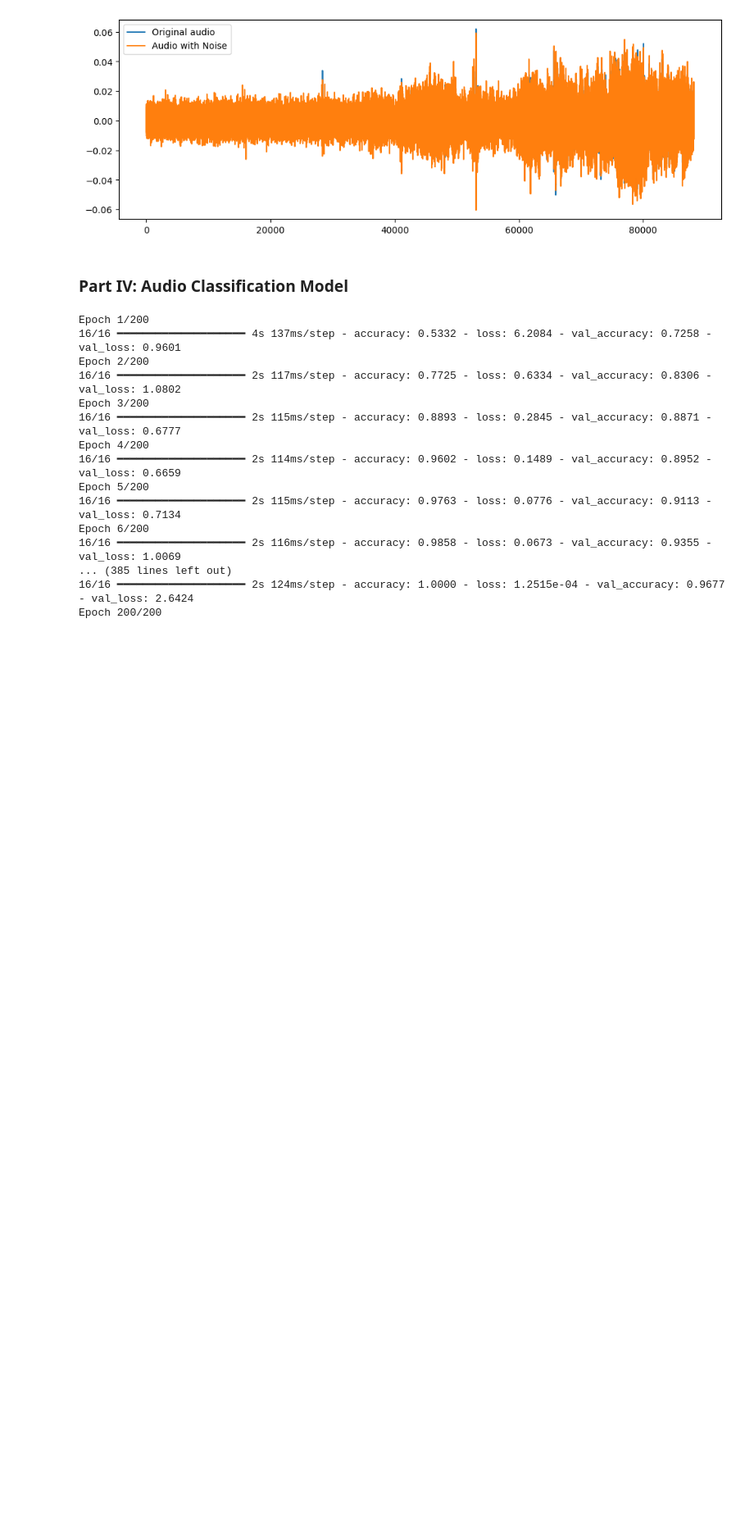
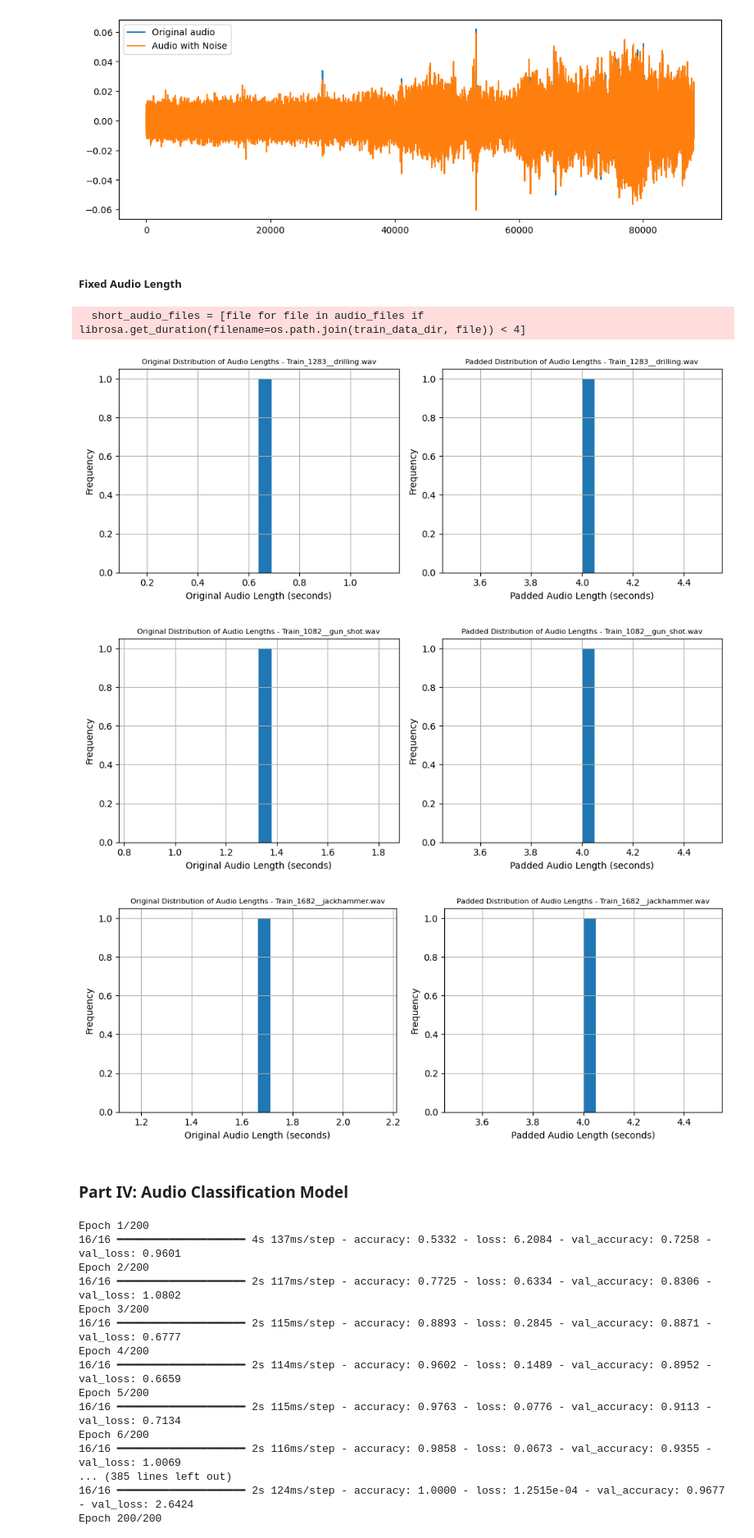
Before and after one commit to jasonmatthewsuhari/IT1244_UrbanSound, a Jupyter notebook: Urban Sound Analysis.ipynb, the cells around one changed output. Shown at 82% size. Saved outputs shown, nothing was run; the diff lists cells and outputs as text; code cells hidden in the pictures; blank space fills up the shorter version.

Commit message:
Added Fixed Audio Length

```diff
--- a/Urban Sound Analysis.ipynb
+++ b/Urban Sound Analysis.ipynb
@@ -426,6 +426,75 @@ plt.legend()
 plt.show()
 # %% [output]
 [figure]
+# %% [markdown]
+##### Fixed Audio Length
+# %%
+import random # library only needed for this portion
+
+def pad_audio(audio, target_length):
+    current_length = len(audio)
+    if current_length >= target_length:
+        return audio[:target_length]
+    else:
+        pad_length = target_length - current_length
+        return np.pad(audio, (0, pad_length), 'constant', constant_values=0)
+
+def plot_audio_length(original_length, padded_length, file_name):
+    plt.figure(figsize=(10, 4))
+    plt.subplot(1, 2, 1)
+    plt.hist(original_length, bins=20)
+    plt.xlabel('Original Audio Length (seconds)')
+    plt.ylabel('Frequency')
+    plt.title('Original Distribution of Audio Lengths - ' + file_name, fontsize=8)
+    plt.grid(True)
+
+    plt.subplot(1, 2, 2)
+    plt.hist(padded_length, bins=20)
+    plt.xlabel('Padded Audio Length (seconds)')
+    plt.ylabel('Frequency')
+    plt.title('Padded Distribution of Audio Lengths - ' + file_name, fontsize=8)
+    plt.grid(True)
+
+    plt.tight_layout()
+    plt.show()
+
+# Define the directory containing the train data
+train_data_dir = 'data/Train'
+
+# List all audio files in the train data directory
+audio_files = os.listdir(train_data_dir)
+
+# Filter audio files less than 4 seconds
+short_audio_files = [file for file in audio_files if librosa.get_duration(filename=os.path.join(train_data_dir, file)) < 4]
+
+# Randomly select 3 audio files less than 4 seconds
+random.seed(42)  # for reproducibility
+selected_files = random.sample(short_audio_files, 3)
+
+for file_name in selected_files:
+    # Load the audio file
+    file_path = os.path.join(train_data_dir, file_name)
+    audio, _ = librosa.load(file_path, sr=None)
+
+    # Calculate the length of the original audio
+    original_length = len(audio) / librosa.get_samplerate(file_path)
+
+    # Define the target length (4 seconds)
+    target_length = 4 * librosa.get_samplerate(file_path)
+
+    # Pad the audio to the target length
+    padded_audio = pad_audio(audio, target_length)
+
+    # Calculate the length of the padded audio
+    padded_length = len(padded_audio) / librosa.get_samplerate(file_path)
+
+    # Plot the distribution of audio lengths
+    plot_audio_length([original_length], [padded_length], file_name)
+# %% [output]
+  short_audio_files = [file for file in audio_files if librosa.get_duration(filename=os.path.join(train_data_dir, file)) < 4]
+[figure, added]
+[figure, added]
+[figure, added]
 # %% [markdown]
 ### Part IV: Audio Classification Model
 # %%
```
Also changed, not shown: parts of 2 cells of this notebook.
